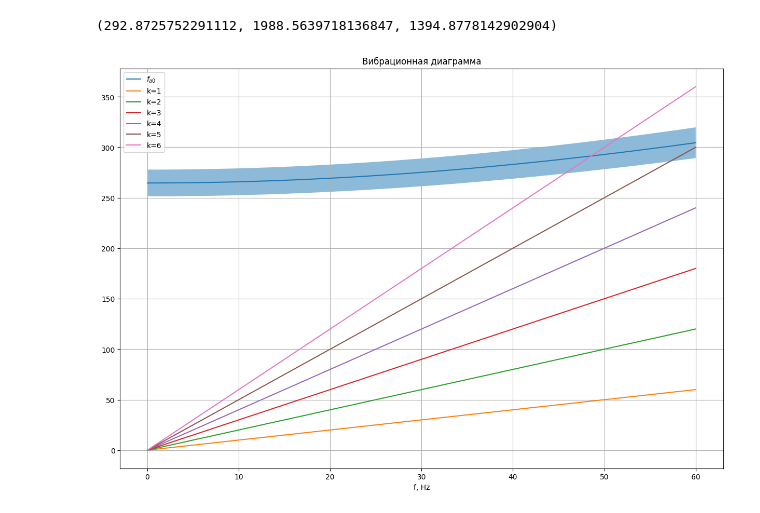
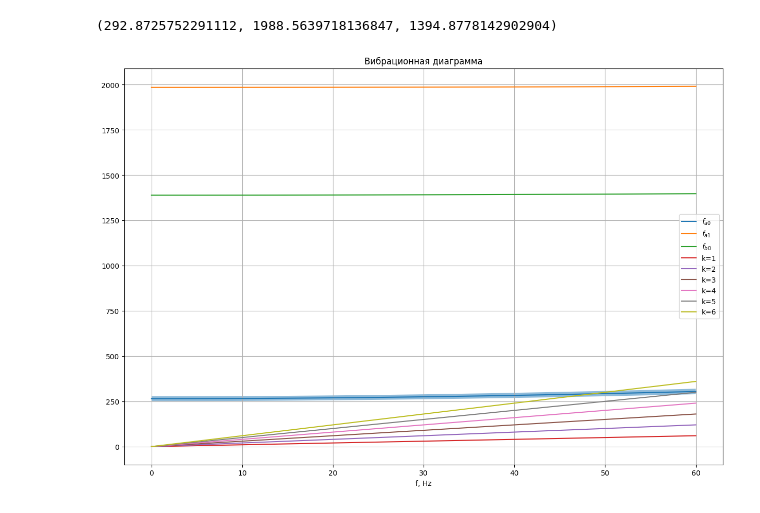
Before and after one commit to AndreyBarTF/turbines_autumn_2022-Homework, a Jupyter notebook: GAZ_DZ_4.ipynb, the cells around one changed output. Cells and saved outputs as stored; diff of their text form; code cells hidden in the pictures.

```diff
--- a/GAZ_DZ_4.ipynb
+++ b/GAZ_DZ_4.ipynb
@@ -86,18 +86,20 @@ def k_line(k, n=n_line):
 # %%
 fig, ax = plt.subplots(1,1,figsize=(15,10))
 ax.plot(n_line, to_dynamic_frequency(f_a0, n=n_line), label='$f_{a0}$')
+ax.plot(n_line, to_dynamic_frequency(f_a1, n=n_line), label='$f_{a1}$')
+ax.plot(n_line, to_dynamic_frequency(f_b0, n=n_line), label='$f_{b0}$')
 ax.fill_between(n_line, y1=min_line, y2=max_line, alpha=0.5)
 
 ax.plot(n_line, k_line(1), label=f'k={1}')
 ax.plot(n_line, k_line(2), label=f'k={2}')
 ax.plot(n_line, k_line(3), label=f'k={3}')
 ax.plot(n_line, k_line(4), label=f'k={4}')
 ax.plot(n_line, k_line(5), label=f'k={5}')
 ax.plot(n_line, k_line(6), label=f'k={6}')
 ax.set_xlabel("n, rps")
 ax.set_xlabel("f, Hz")
 ax.grid()
 ax.legend()
 ax.set_title("Вибрационная диаграмма");
 # %% [output]
-[figure, old version]
+[figure, new version]
```
